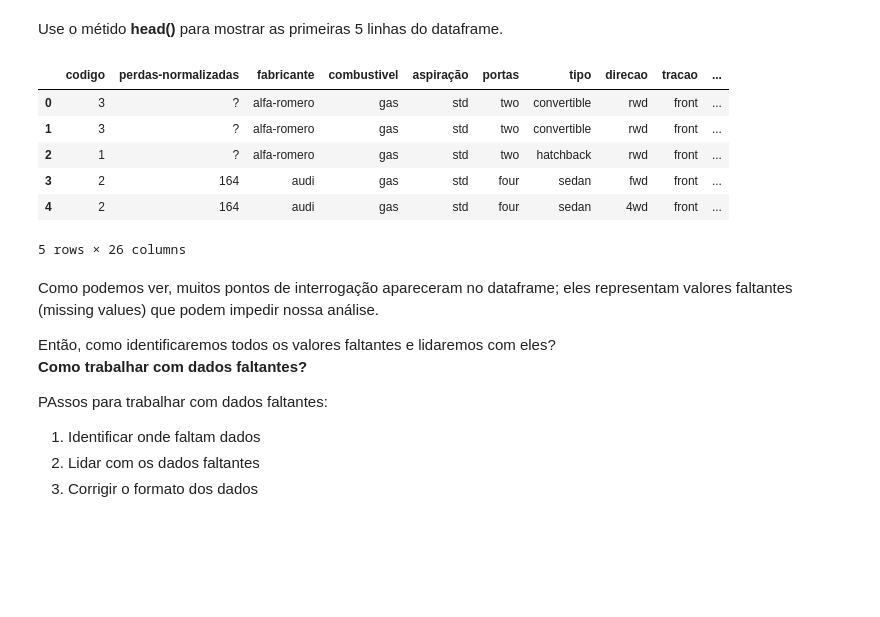
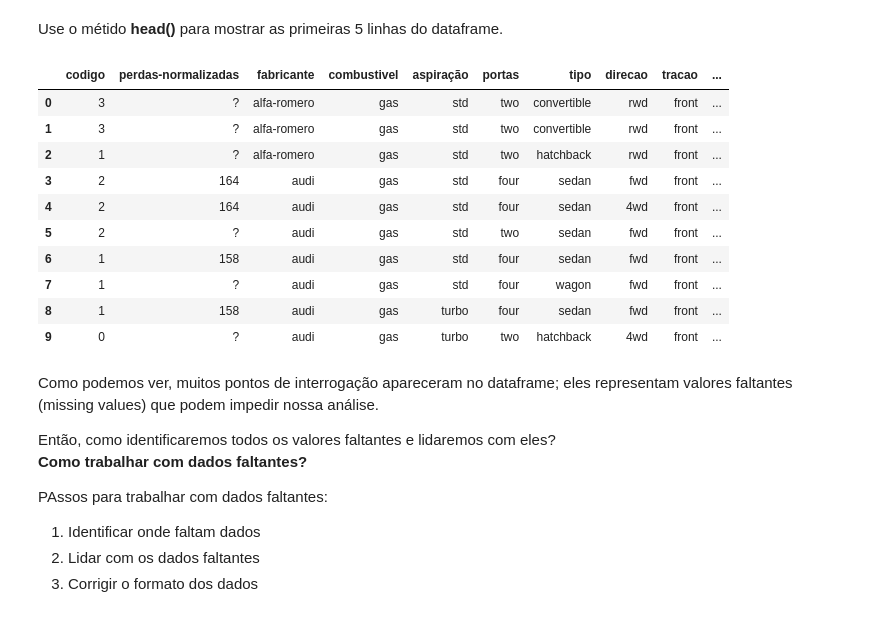
Before and after one commit to salvares/limpeza_de_dados_python_pandas, a Jupyter notebook: data_wrangling_portugues.ipynb, the cells around one changed output. Cells and saved outputs as stored; diff of their text form; code cells hidden in the pictures; blank space fills up the shorter version.

```diff
--- a/data_wrangling_portugues.ipynb
+++ b/data_wrangling_portugues.ipynb
@@ -67,15 +74,19 @@ df = pd.read_csv(arquivo, names = cabecalho)
  Use o métido <b>head()</b> para mostrar as primeiras 5 linhas do dataframe.
 # %%
 # Para vermos como o dataset se parece, vamos usar o método head() .
-df.head()
+df.head(10)
 # %% [output]
 |  | codigo | perdas-normalizadas | fabricante | combustivel | aspiração | portas | tipo | direcao | tracao | ... |
 | 0 | 3 | ? | alfa-romero | gas | std | two | convertible | rwd | front | ... |
 | 1 | 3 | ? | alfa-romero | gas | std | two | convertible | rwd | front | ... |
 | 2 | 1 | ? | alfa-romero | gas | std | two | hatchback | rwd | front | ... |
 | 3 | 2 | 164 | audi | gas | std | four | sedan | fwd | front | ... |
 | 4 | 2 | 164 | audi | gas | std | four | sedan | 4wd | front | ... |
+| 5 | 2 | ? | audi | gas | std | two | sedan | fwd | front | ... |
+| 6 | 1 | 158 | audi | gas | std | four | sedan | fwd | front | ... |
+| 7 | 1 | ? | audi | gas | std | four | wagon | fwd | front | ... |
+| 8 | 1 | 158 | audi | gas | turbo | four | sedan | fwd | front | ... |
+| 9 | 0 | ? | audi | gas | turbo | two | hatchback | 4wd | front | ... |
-5 rows × 26 columns
 # %% [markdown]
 Como podemos ver, muitos pontos de interrogação apareceram no dataframe; eles representam valores faltantes (missing values) que podem impedir nossa análise.
 <div>Então, como identificaremos todos os valores faltantes e lidaremos com eles?</div>
```
Also changed, not shown: parts of 18 cells of this notebook.
